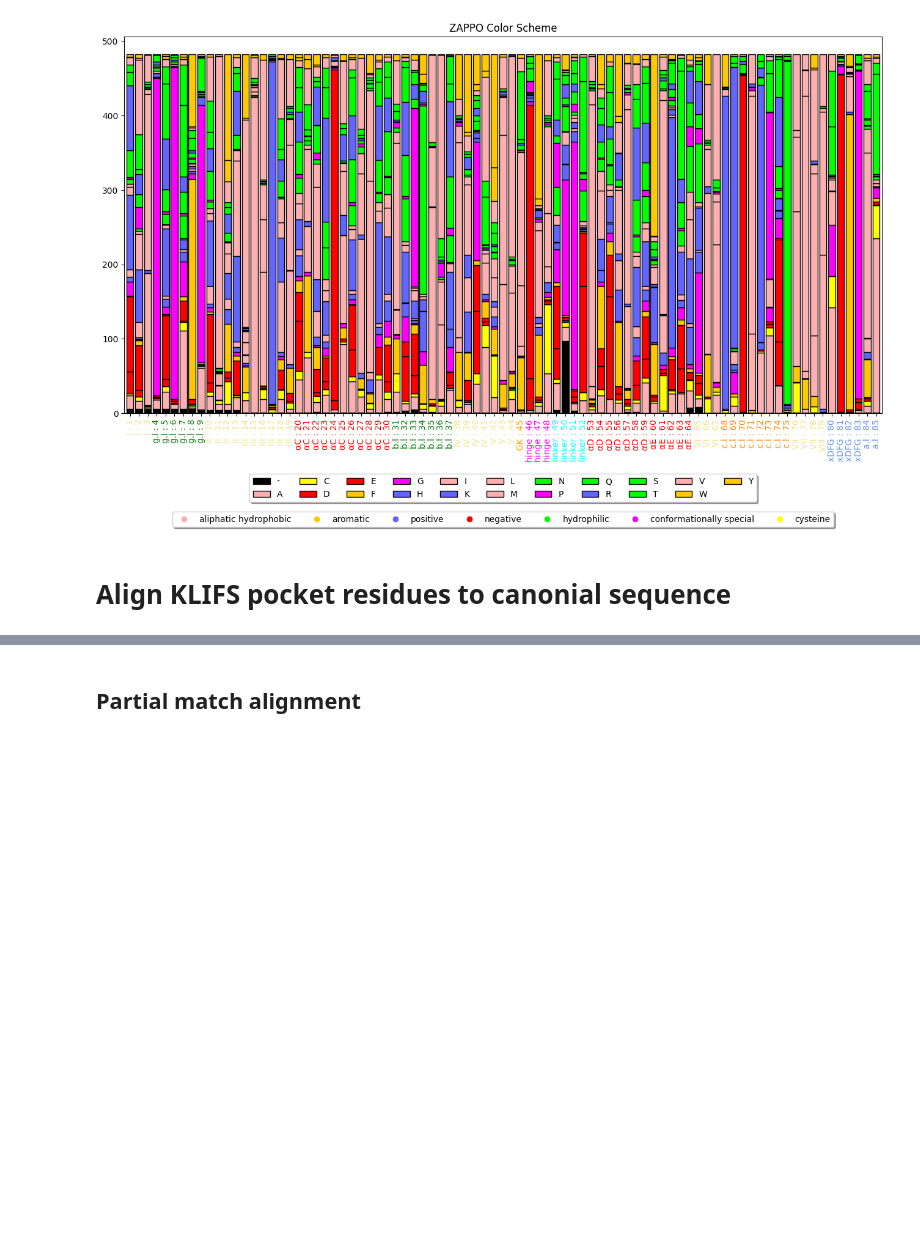
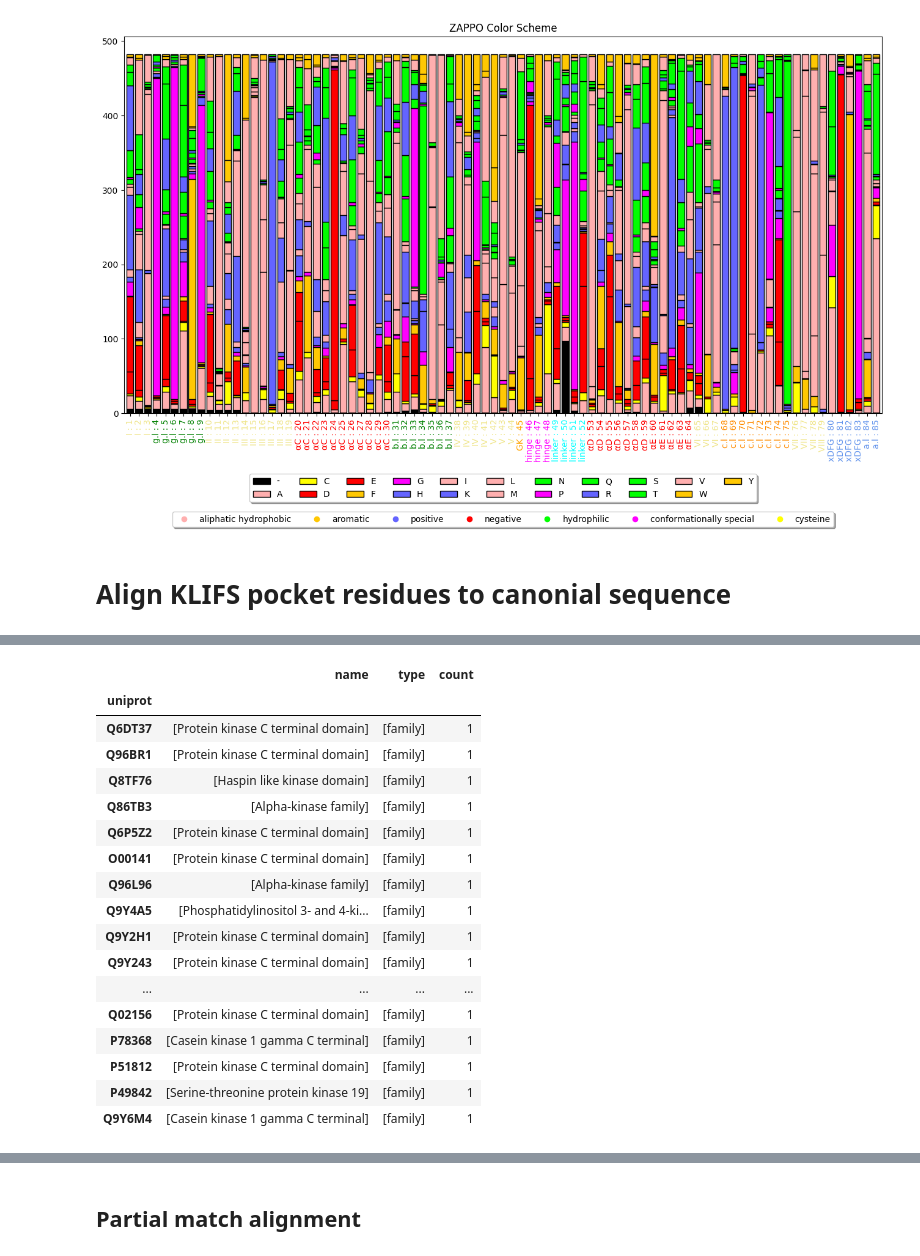
Before and after one commit to choderalab/missense-kinase-toolkit, a Jupyter notebook: notebooks/klifs_pocket.ipynb, the cells around one changed output, grey strips where cells are left out. Cells and saved outputs as stored; diff of their text form; code cells hidden in the pictures; blank space fills up the shorter version.

```diff
--- a/notebooks/klifs_pocket.ipynb
+++ b/notebooks/klifs_pocket.ipynb
@@ -142,0 +293,21 @@ df_klifs_uniprot_narm = df_klifs_narm.merge(df_uniprot, left_on="uniprot", right
+# %%
+df_multi.loc[df_multi["type"].apply(lambda x: "".join(x) == "family"), ]
+# %% [output]
+|  | name | type | count |
+| uniprot |  |  |  |
+| Q6DT37 | [Protein kinase C terminal domain] | [family] | 1 |
+| Q96BR1 | [Protein kinase C terminal domain] | [family] | 1 |
+| Q8TF76 | [Haspin like kinase domain] | [family] | 1 |
+| Q86TB3 | [Alpha-kinase family] | [family] | 1 |
+| Q6P5Z2 | [Protein kinase C terminal domain] | [family] | 1 |
+| O00141 | [Protein kinase C terminal domain] | [family] | 1 |
+| Q96L96 | [Alpha-kinase family] | [family] | 1 |
+| Q9Y4A5 | [Phosphatidylinositol 3- and 4-ki... | [family] | 1 |
+| Q9Y2H1 | [Protein kinase C terminal domain] | [family] | 1 |
+| Q9Y243 | [Protein kinase C terminal domain] | [family] | 1 |
+| ... | ... | ... | ... |
+| Q02156 | [Protein kinase C terminal domain] | [family] | 1 |
+| P78368 | [Casein kinase 1 gamma C terminal] | [family] | 1 |
+| P51812 | [Protein kinase C terminal domain] | [family] | 1 |
+| P49842 | [Serine-threonine protein kinase 19] | [family] | 1 |
+| Q9Y6M4 | [Casein kinase 1 gamma C terminal] | [family] | 1 |
```
Also changed, not shown: parts of 58 cells of this notebook.
